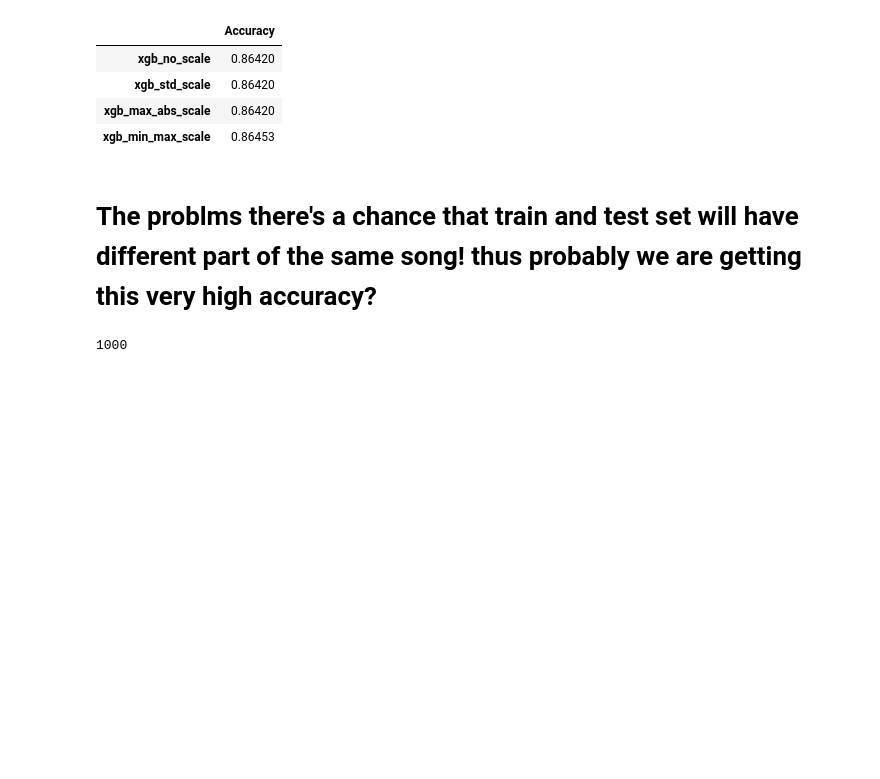
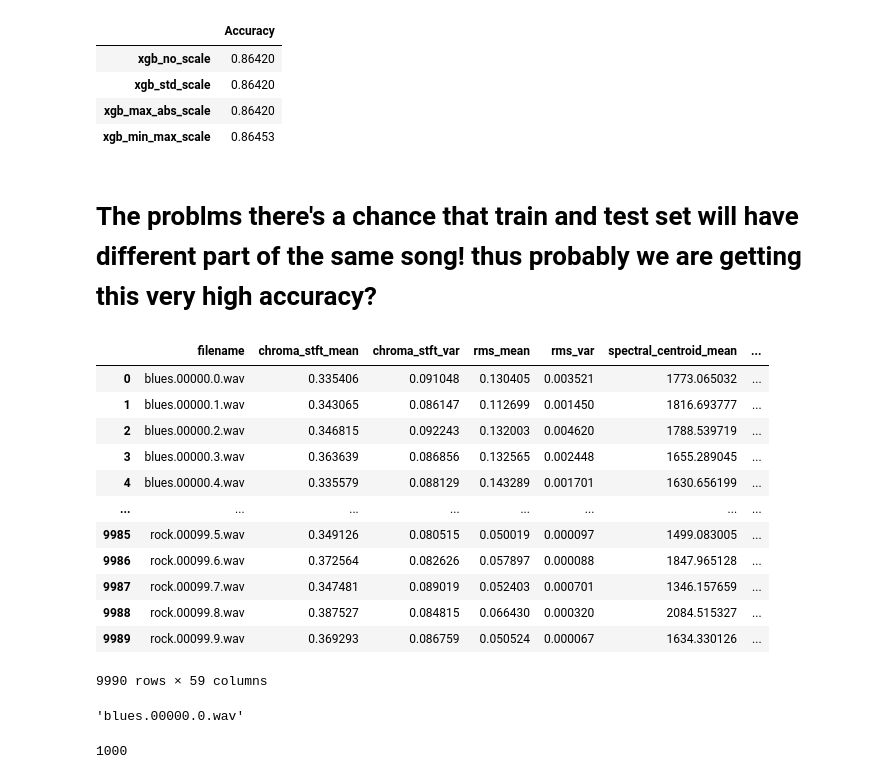
Before and after one commit to Adnan525/music_genre_classification, a Jupyter notebook: sec3.ipynb, the cells around one changed output. Cells and saved outputs as stored; diff of their text form; code cells hidden in the pictures; blank space fills up the shorter version.

```diff
--- a/sec3.ipynb
+++ b/sec3.ipynb
@@ -114,6 +114,26 @@ df = pd.read_csv("features_3_sec.csv")
 # %%
 # no idea why!!
 df.drop("length", axis = 1, inplace = True)
+# %%
+df
+# %% [output]
+|  | filename | chroma_stft_mean | chroma_stft_var | rms_mean | rms_var | spectral_centroid_mean | ... |
+| 0 | blues.00000.0.wav | 0.335406 | 0.091048 | 0.130405 | 0.003521 | 1773.065032 | ... |
+| 1 | blues.00000.1.wav | 0.343065 | 0.086147 | 0.112699 | 0.001450 | 1816.693777 | ... |
+| 2 | blues.00000.2.wav | 0.346815 | 0.092243 | 0.132003 | 0.004620 | 1788.539719 | ... |
+| 3 | blues.00000.3.wav | 0.363639 | 0.086856 | 0.132565 | 0.002448 | 1655.289045 | ... |
+| 4 | blues.00000.4.wav | 0.335579 | 0.088129 | 0.143289 | 0.001701 | 1630.656199 | ... |
+| ... | ... | ... | ... | ... | ... | ... | ... |
+| 9985 | rock.00099.5.wav | 0.349126 | 0.080515 | 0.050019 | 0.000097 | 1499.083005 | ... |
+| 9986 | rock.00099.6.wav | 0.372564 | 0.082626 | 0.057897 | 0.000088 | 1847.965128 | ... |
+| 9987 | rock.00099.7.wav | 0.347481 | 0.089019 | 0.052403 | 0.000701 | 1346.157659 | ... |
+| 9988 | rock.00099.8.wav | 0.387527 | 0.084815 | 0.066430 | 0.000320 | 2084.515327 | ... |
+| 9989 | rock.00099.9.wav | 0.369293 | 0.086759 | 0.050524 | 0.000067 | 1634.330126 | ... |
+9990 rows × 59 columns
+# %%
+df["filename"][0]
+# %% [output]
+'blues.00000.0.wav'
 # %%
 df["filename"] = df["filename"].str[:-6]
 # %%
```
Also changed, not shown: parts of 11 cells of this notebook, 1 other file.
